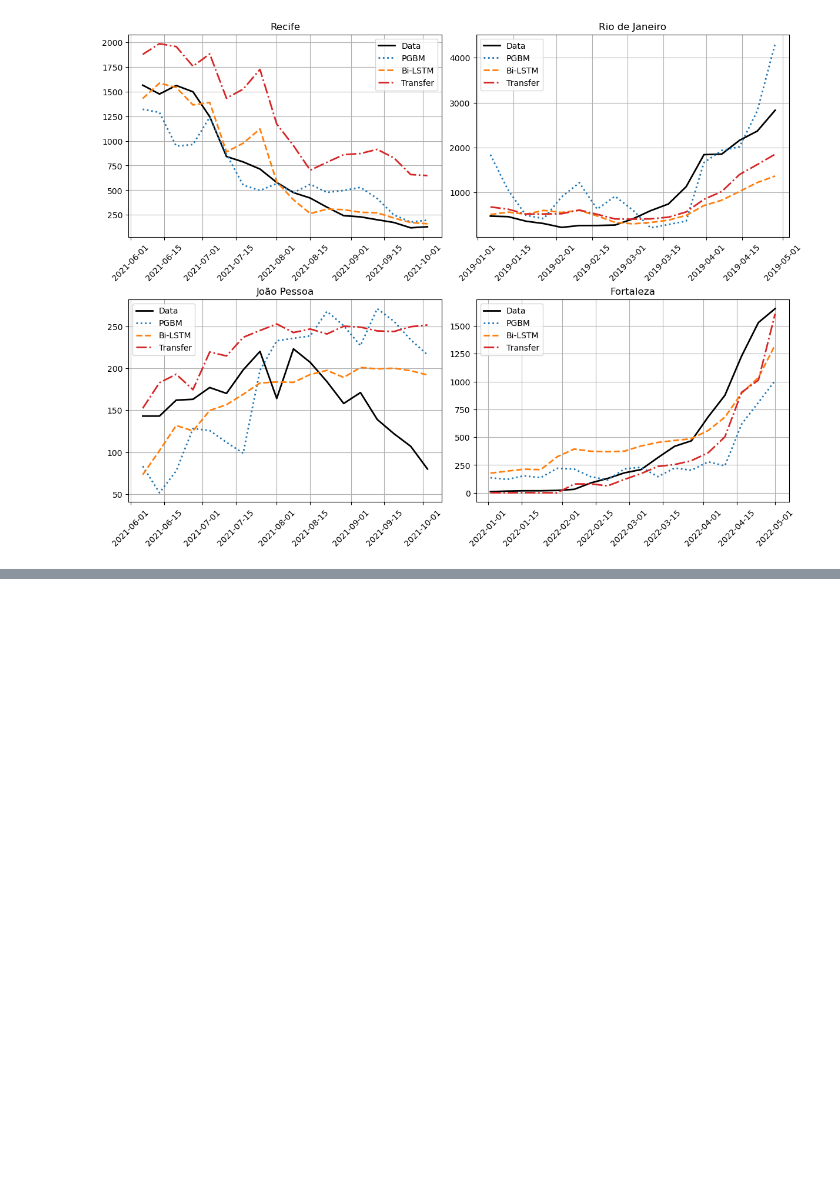
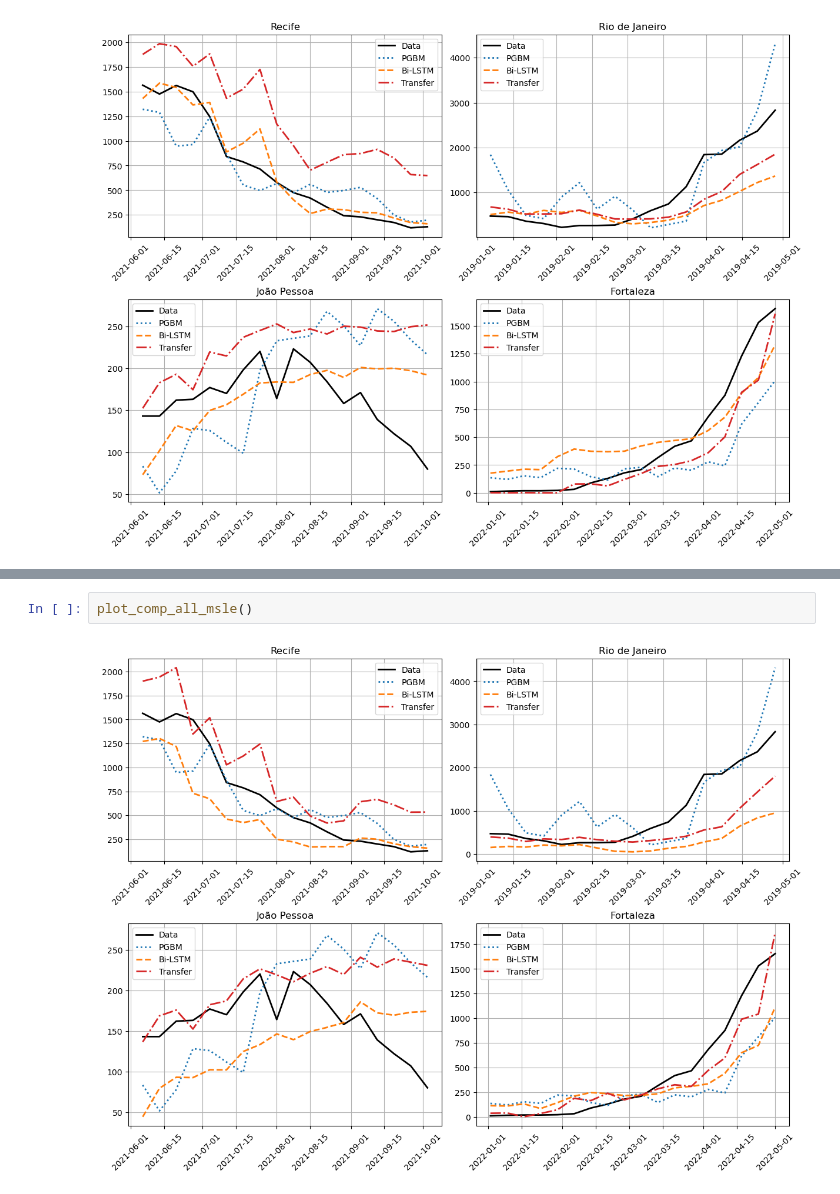
Before and after one commit to AlertaDengue/transfer-learning-forecast, a Jupyter notebook: notebooks/Create_figures.ipynb, the cells around one changed output, grey strips where cells are left out. Drawn from its saved outputs; the diff is of its cells as text; blank space fills up the shorter version.

Commit message:
Added a plot to analyse the behavior of the custom loss

```diff
--- a/notebooks/Create_figures.ipynb
+++ b/notebooks/Create_figures.ipynb
@@ -914,0 +997,4 @@ plot_comp_all()
+# %%
+plot_comp_all_msle()
+# %% [output]
+[figure, added]
```
Also changed, not shown: parts of 1 cell of this notebook, 2 other files.
